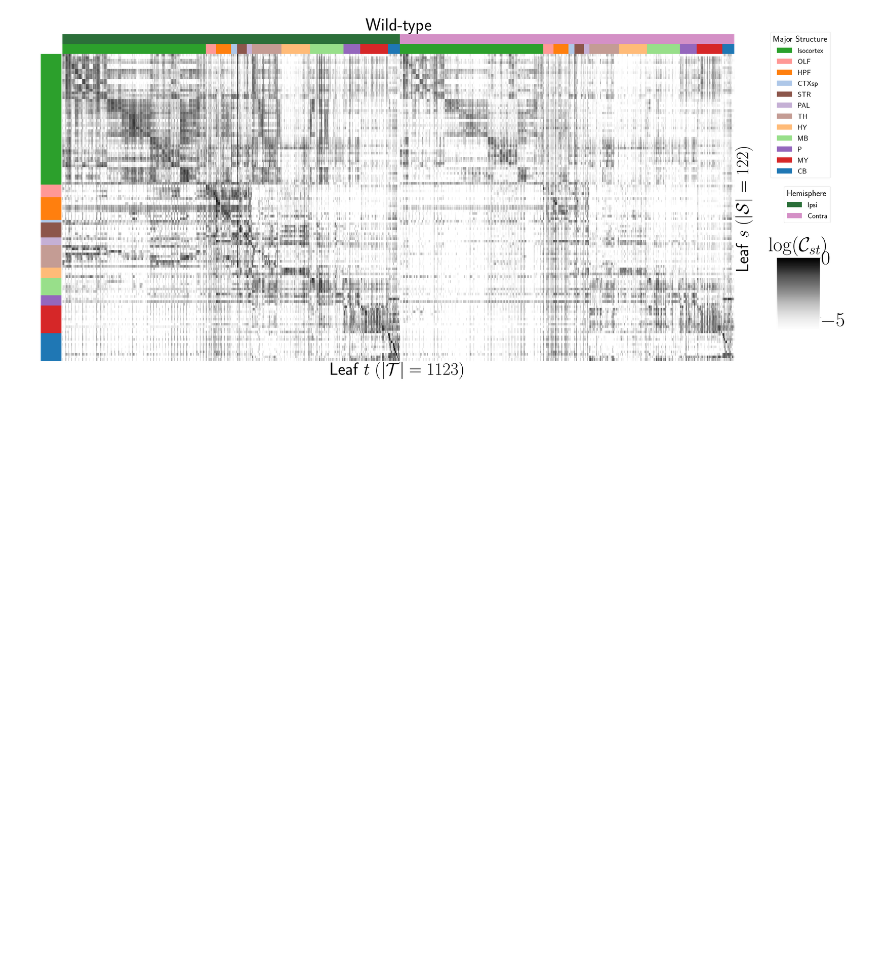
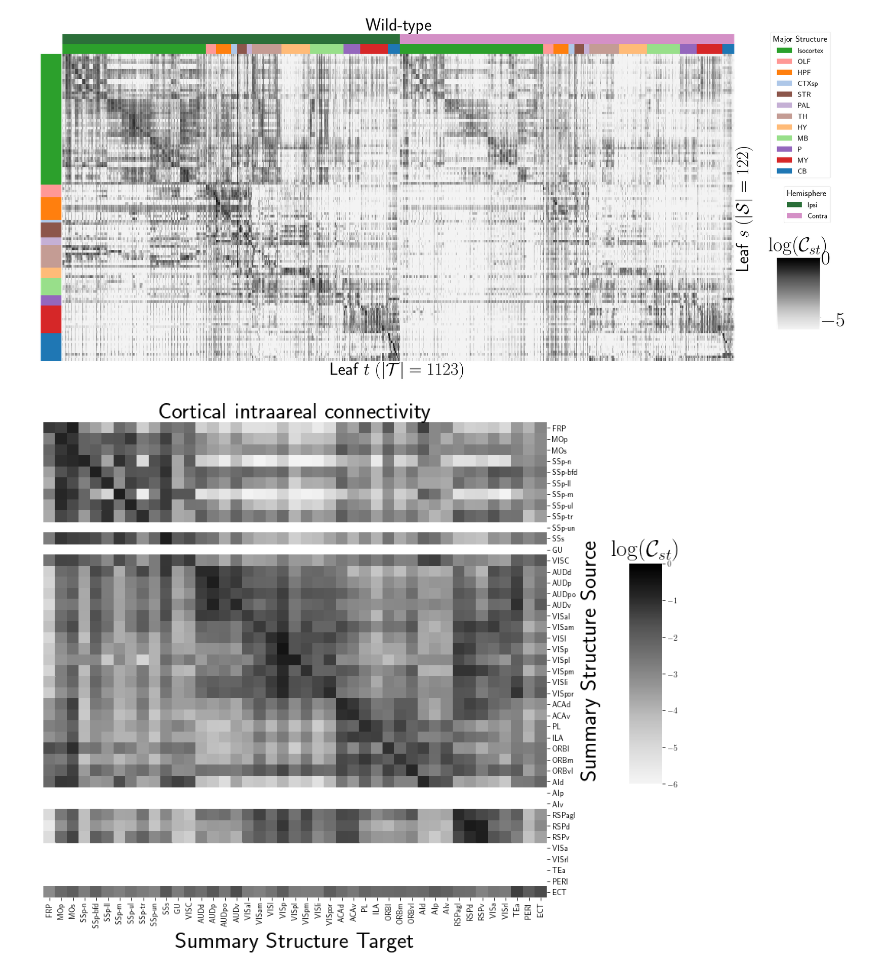
Before and after one commit to AllenInstitute/mouse_connectivity_models, a Jupyter notebook: analyses/paper/figures/Fig2_061521.ipynb, the cells around one changed output. Drawn from its saved outputs; the diff is of its cells as text; code cells hidden in the pictures; blank space fills up the shorter version.

```diff
--- a/analyses/paper/figures/Fig2_061521.ipynb
+++ b/analyses/paper/figures/Fig2_061521.ipynb
@@ -190,3 +209,36 @@ g.savefig('/Users/samsonkoelle/alleninstitute/sambranch/mouse_connectivity_model
 #g.savefig('/Users/samsonkoelle/alleninstitute/sambranch/mouse_connectivity_models/paper/KoelleConnectivity/wt_conn_sumleaf_strength', pad_inches = 0,bbox_inches = 'tight')
 # %% [output]
 [figure]
+# %%
+#import
+sumsum = pd.read_csv('/Users/samsonkoelle/alleninstitute/sambranch/mouse_connectivity_models/paper/connectivities/el_leafsurf_leafsmth_leafleaf_C57BL6J0428_log6_sumsum.csv', header = [0,1])
+sumsum = fix_pdcsv(sumsum)
+# %%
+targ_sum_major_names = np.load('/Users/samsonkoelle/alleninstitute/sambranch/mouse_connectivity_models/paper/info/targ_sum_major_names.npy')
+
+sumsum = np.log10(sumsum.iloc[:43, :43])
+lowlim = -6
+sumsum[sumsum < lowlim] = lowlim
+# %%
+g=sns.clustermap(sumsum,
+               vmin = -6,
+               vmax=  0,
+              col_cluster = False,
+               row_cluster = False,
+              cmap = new_cmap,
+                cbar_pos = [1.08,0.32,.06,.4],
+                dendrogram_ratio=(0,0.01))
+
+g.ax_heatmap.set_xticks(np.asarray(list(range(len(sumsum.columns)))) + 0.5 )
+g.ax_heatmap.set_yticks(np.asarray(list(range(len(sumsum.columns)))) + 0.5)
+g.ax_heatmap.set_yticklabels(sumsum.index)
+g.ax_heatmap.set_xticklabels(sumsum.index)
+g.ax_heatmap.set_xlabel("Summary Structure Target", fontsize = 30)
+g.ax_heatmap.set_ylabel("Summary Structure Source", fontsize = 30)
+g.ax_heatmap.set_title("Cortical intraareal connectivity", fontsize = 30)
+plt.margins(x=0,y=0)
+g.ax_cbar.set_title(r"$\log (\mathcal C_{st})$", rotation=0, fontsize = 30)
+
+g.savefig('/Users/samsonkoelle/alleninstitute/sambranch/mouse_connectivity_models/analyses/paper/figures/conn_sum_cortex_0617.png', bbox_inches = 'tight',pad_inches = 0)
+# %% [output]
+[figure, added]
```
Also changed, not shown: parts of 6 cells of this notebook, 24 other files.
